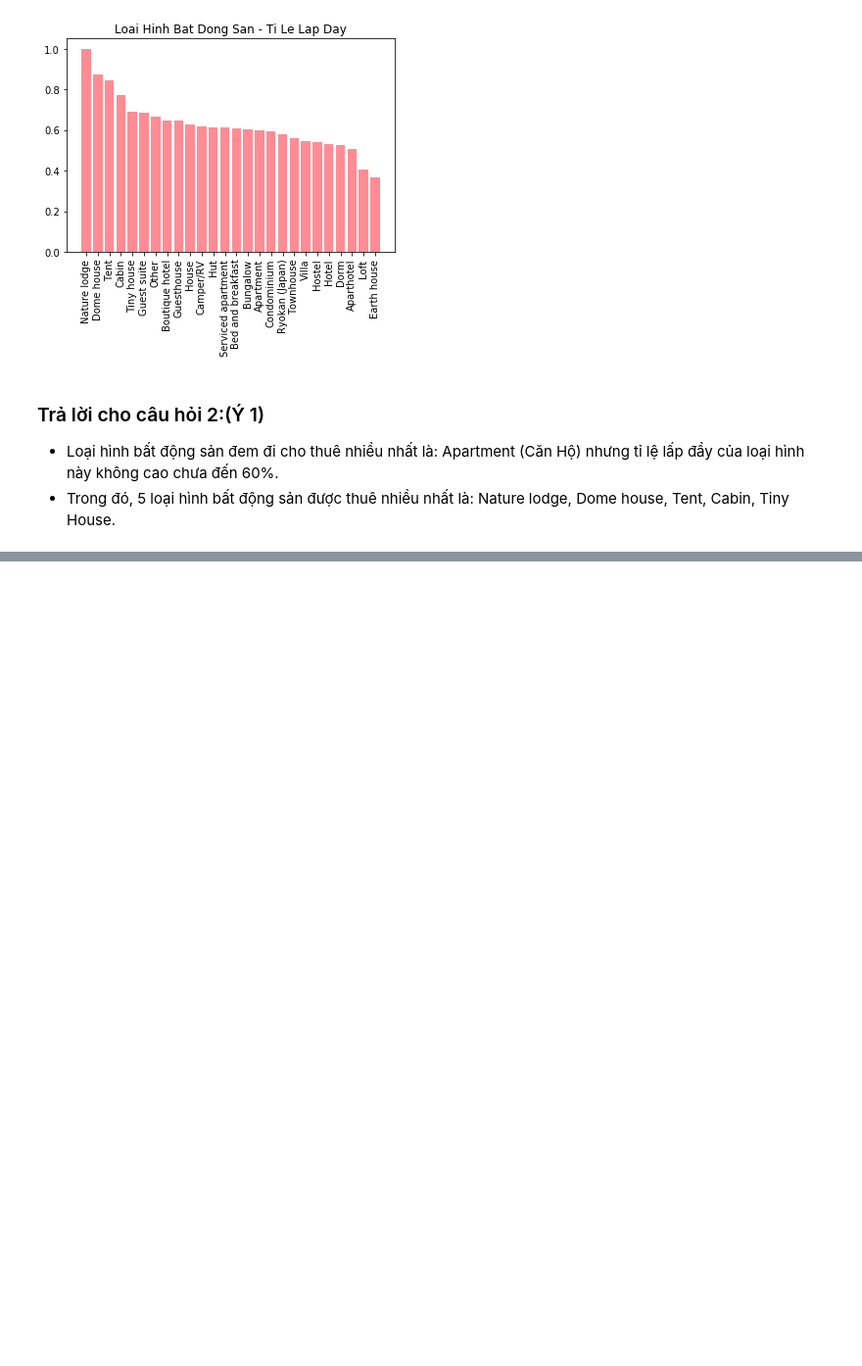
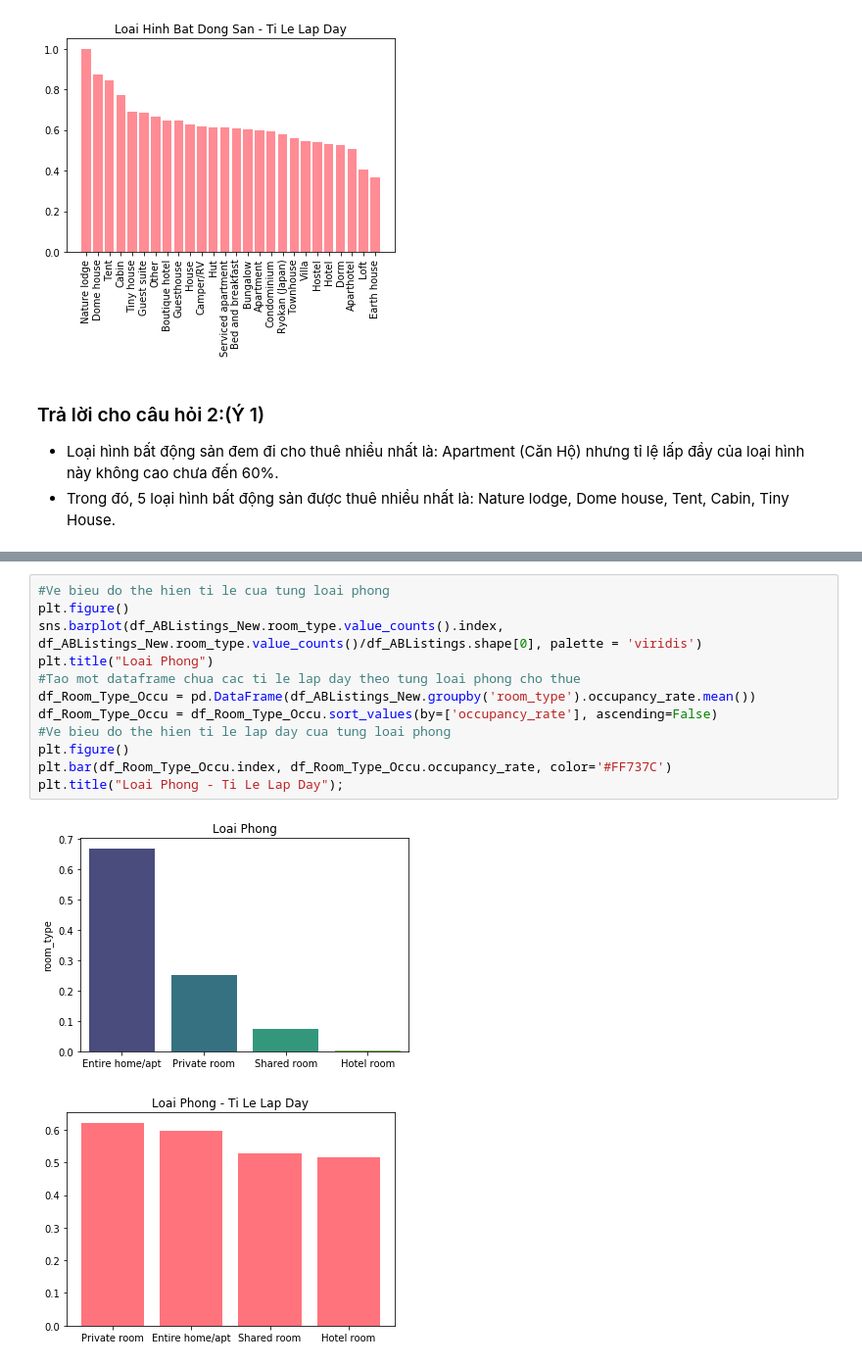
Before and after one commit to Tuyetmayy2410/LTKHDL_FinalProject, a Jupyter notebook: 1712892-NguyenThiTuyet.ipynb, the cells around one changed output, grey strips where cells are left out. Shown at 98% size. Cells and saved outputs as stored; diff of their text form; blank space fills up the shorter version.

```diff
--- a/1712892-NguyenThiTuyet.ipynb
+++ b/1712892-NguyenThiTuyet.ipynb
@@ -643,0 +642,15 @@ Bước 3: Tạo dataframe df_Room_Type_Occu với 2 cột:'room_type','occupanc
+# %%
+#Ve bieu do the hien ti le cua tung loai phong
+plt.figure()
+sns.barplot(df_ABListings_New.room_type.value_counts().index, df_ABListings_New.room_type.value_counts()/df_ABListings.shape[0], palette = 'viridis')
+plt.title("Loai Phong")
+#Tao mot dataframe chua cac ti le lap day theo tung loai phong cho thue
+df_Room_Type_Occu = pd.DataFrame(df_ABListings_New.groupby('room_type').occupancy_rate.mean())
+df_Room_Type_Occu = df_Room_Type_Occu.sort_values(by=['occupancy_rate'], ascending=False)
+#Ve bieu do the hien ti le lap day cua tung loai phong
+plt.figure()
+plt.bar(df_Room_Type_Occu.index, df_Room_Type_Occu.occupancy_rate, color='#FF737C')
+plt.title("Loai Phong - Ti Le Lap Day");
+# %% [output]
+[figure, added]
+[figure, added]
```
Also changed, not shown: parts of 4 cells of this notebook.
